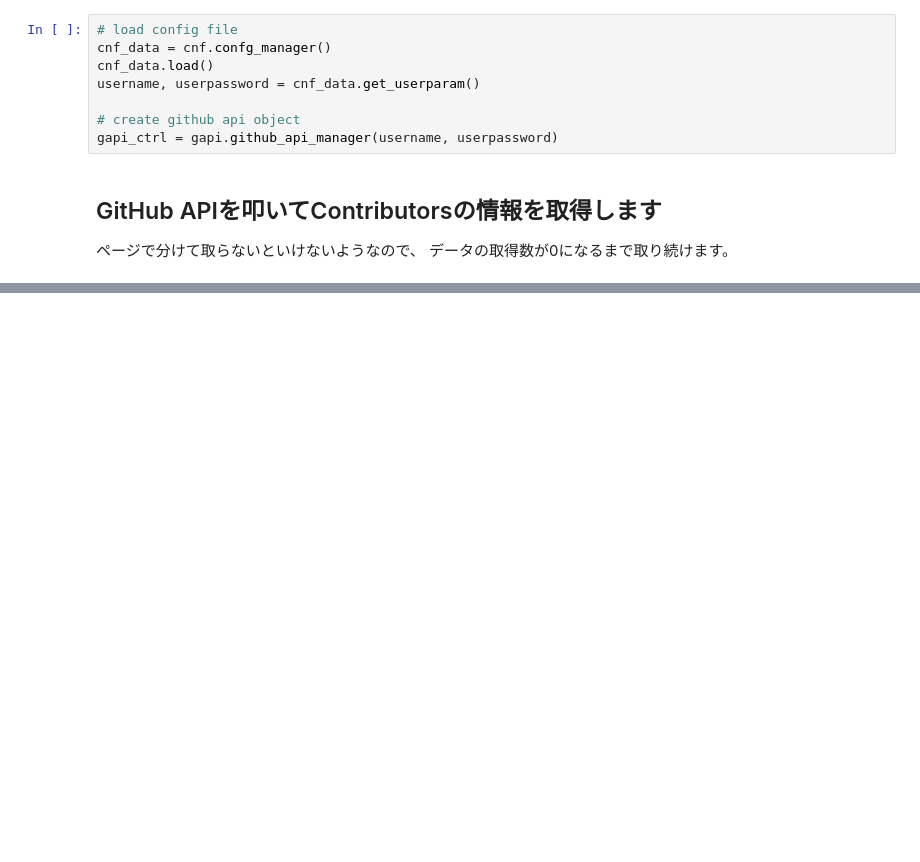
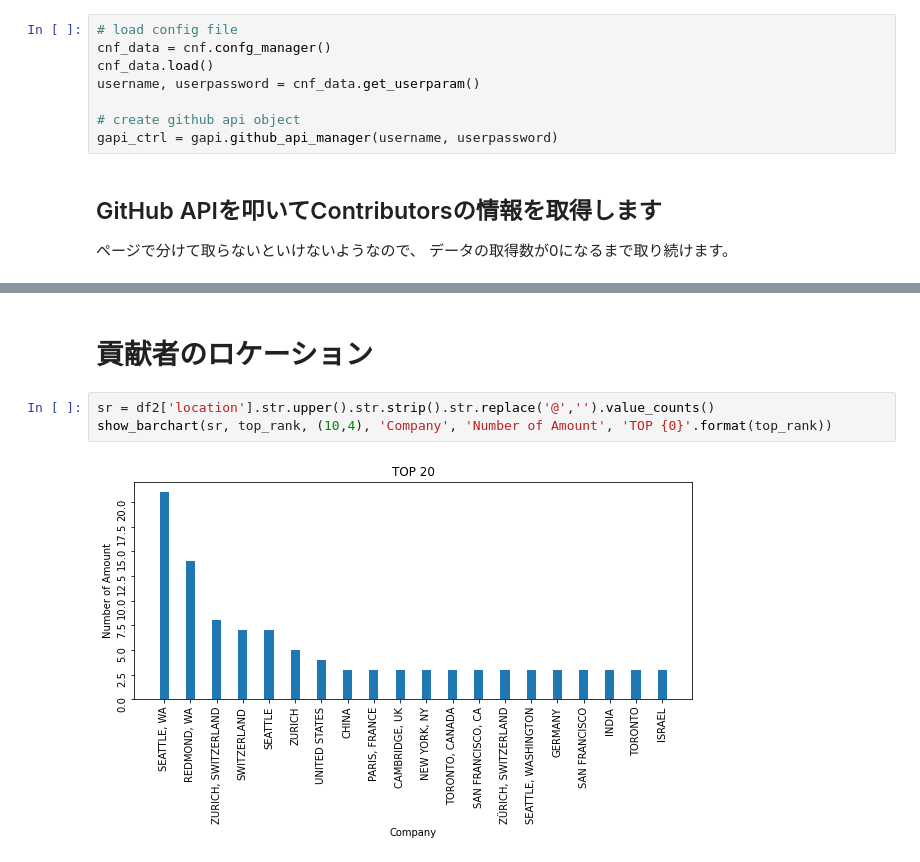
Before and after one commit to zeikomi552/githubapi-python-sample, a Jupyter notebook: src/githubapi-03.ipynb, the cells around one changed output, grey strips where cells are left out. Cells and saved outputs as stored; diff of their text form; blank space fills up the shorter version.

```diff
--- a/src/githubapi-03.ipynb
+++ b/src/githubapi-03.ipynb
@@ -128,0 +165,7 @@ GET https://api.github.com/users/bpasero
+# %% [markdown]
+# 貢献者のロケーション
+# %%
+sr = df2['location'].str.upper().str.strip().str.replace('@','').value_counts()
+show_barchart(sr, top_rank, (10,4), 'Company', 'Number of Amount', 'TOP {0}'.format(top_rank))
+# %% [output]
+[figure, added]
```
Also changed, not shown: parts of 19 cells of this notebook.
